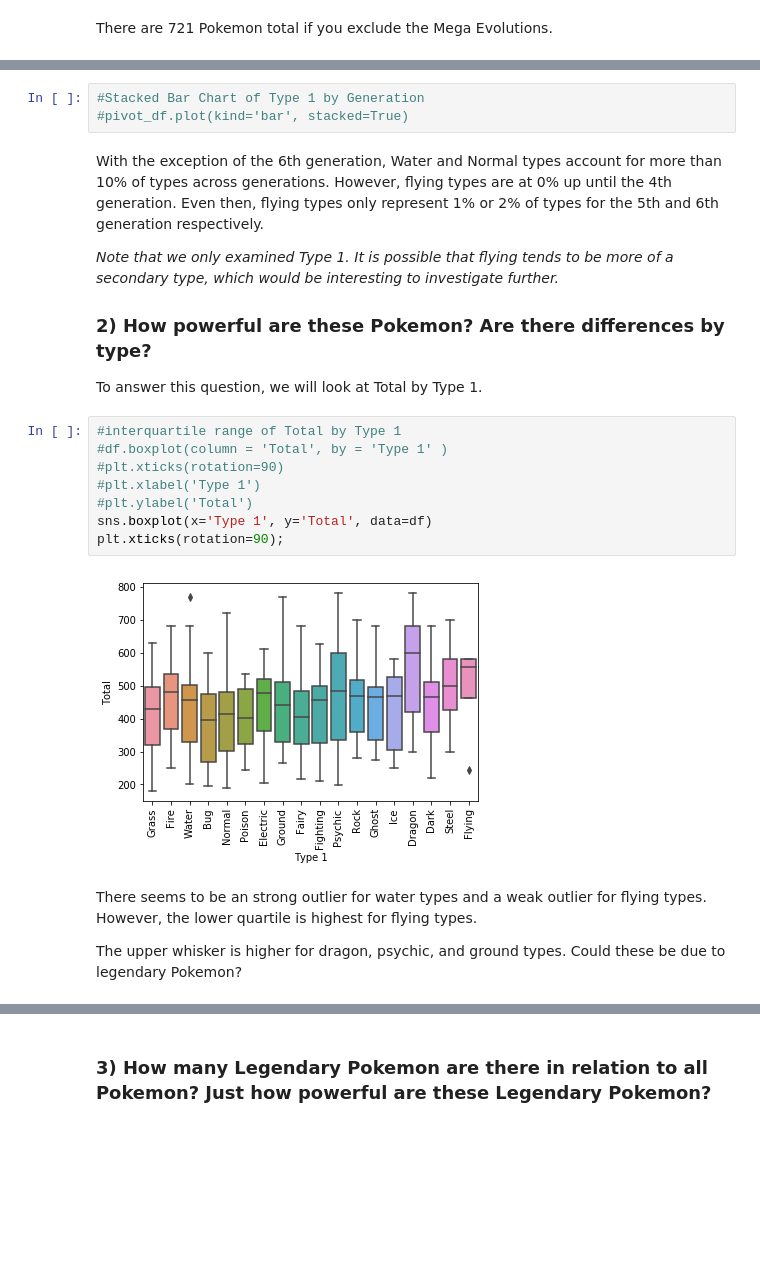
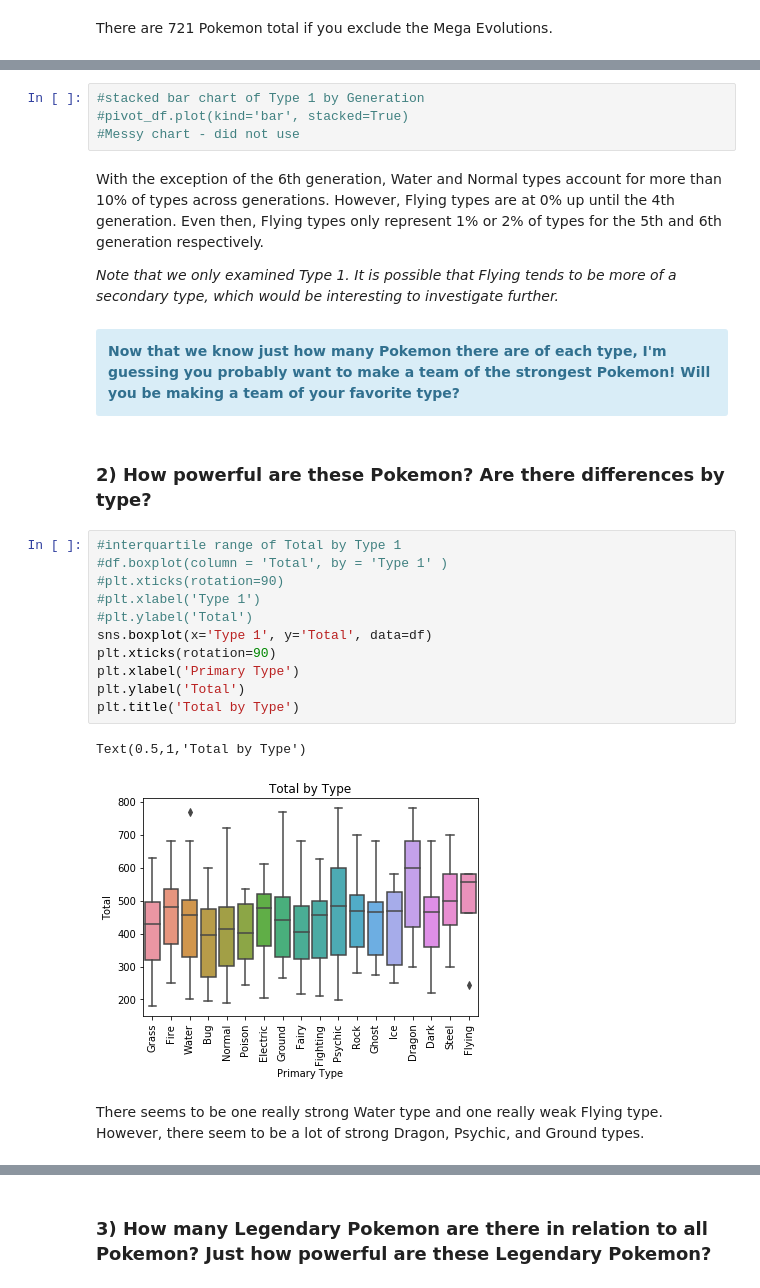
Before and after one commit to jessica-n/data-science-projects, a Jupyter notebook: Thinkful - Capstone Analytic Report and Research Proposal/Capstone Analytic Report and Research Proposal.ipynb, the cells around one changed output, grey strips where cells are left out. Cells and saved outputs as stored; diff of their text form; blank space fills up the shorter version.

```diff
--- a/Thinkful - Capstone Analytic Report and Research Proposal/Capstone Analytic Report and Research Proposal.ipynb
+++ b/Thinkful - Capstone Analytic Report and Research Proposal/Capstone Analytic Report and Research Proposal.ipynb
@@ -116,27 +122,30 @@ pivot_df.div(pivot_df.iloc[:,-1], axis=0).applymap(lambda x: "{0:.0f}%".format(1
 | 6 | 4% | 4% | 5% | 4% | 11% | 4% | 10% | 2% | 12% | 6% | ... |
 | All | 9% | 4% | 4% | 6% | 2% | 3% | 6% | 0% | 4% | 9% | ... |
 # %%
-#Stacked Bar Chart of Type 1 by Generation
+#stacked bar chart of Type 1 by Generation
 #pivot_df.plot(kind='bar', stacked=True)
+#Messy chart - did not use
 # %% [markdown]
-With the exception of the 6th generation, Water and Normal types account for more than 10% of types across generations. However, flying types are at 0% up until the 4th generation. Even then, flying types only represent 1% or 2% of types for the 5th and 6th generation respectively.
+With the exception of the 6th generation, Water and Normal types account for more than 10% of types across generations. However, Flying types are at 0% up until the 4th generation. Even then, Flying types only represent 1% or 2% of types for the 5th and 6th generation respectively.
 
-_Note that we only examined Type 1. It is possible that flying tends to be more of a secondary type, which would be interesting to investigate further._
-
-### 2) How powerful are these Pokemon? Are there differences by type?
-
-To answer this question, we will look at Total by Type 1.
+_Note that we only examined Type 1. It is possible that Flying tends to be more of a secondary type, which would be interesting to investigate further._
+# %% [markdown]
+<div class="alert alert-block alert-info"><b>Now that we know just how many Pokemon there are of each type, I'm guessing you probably want to make a team of the strongest Pokemon! Will you be making a team of your favorite type?</b>
+# %% [markdown]
+### 2) How powerful are these Pokemon? Are there differences by type?
 # %%
 #interquartile range of Total by Type 1
 #df.boxplot(column = 'Total', by = 'Type 1' )
 #plt.xticks(rotation=90)
 #plt.xlabel('Type 1')
 #plt.ylabel('Total')
 sns.boxplot(x='Type 1', y='Total', data=df)
-plt.xticks(rotation=90);
+plt.xticks(rotation=90)
+plt.xlabel('Primary Type')
+plt.ylabel('Total')
+plt.title('Total by Type')
 # %% [output]
+Text(0.5,1,'Total by Type')
-[figure, old version]
+[figure, new version]
-# %% [markdown]
-There seems to be an strong outlier for water types and a weak outlier for flying types. However, the lower quartile is highest for flying types.
-
-The upper whisker is higher for dragon, psychic, and ground types. Could these be due to legendary Pokemon?
+# %% [markdown]
+There seems to be one really strong Water type and one really weak Flying type. However, there seem to be a lot of strong Dragon, Psychic, and Ground types.
```
Also changed, not shown: parts of 25 cells of this notebook, 1 other file.
